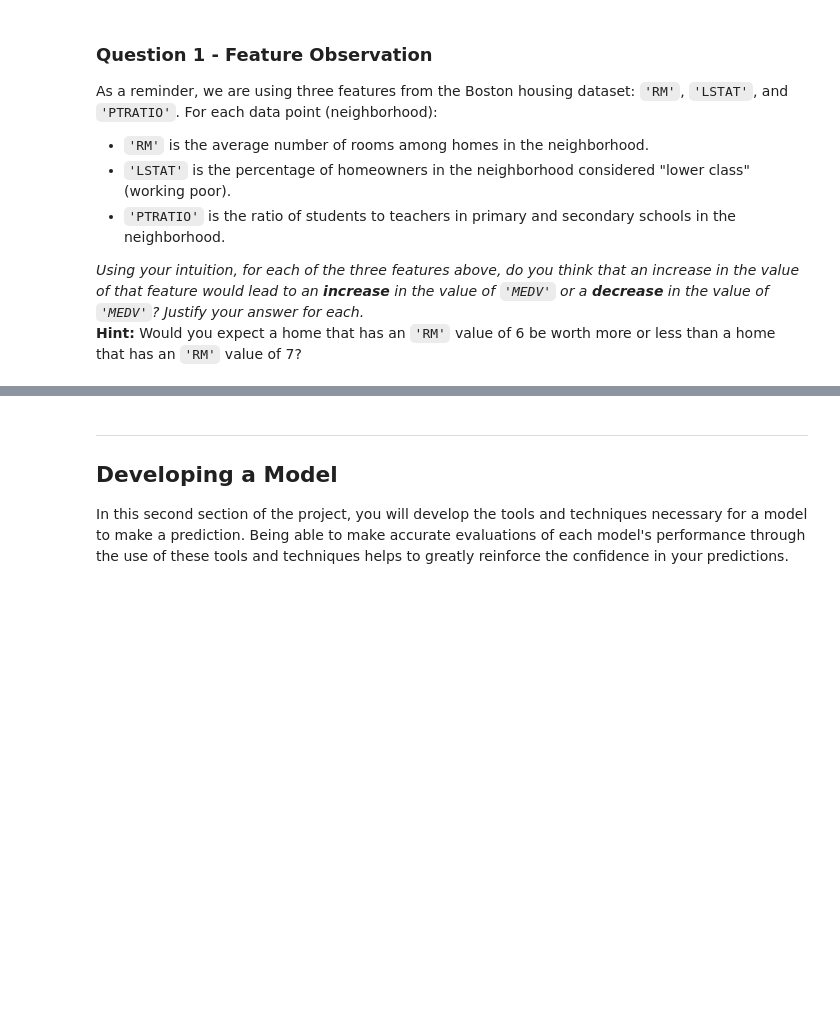
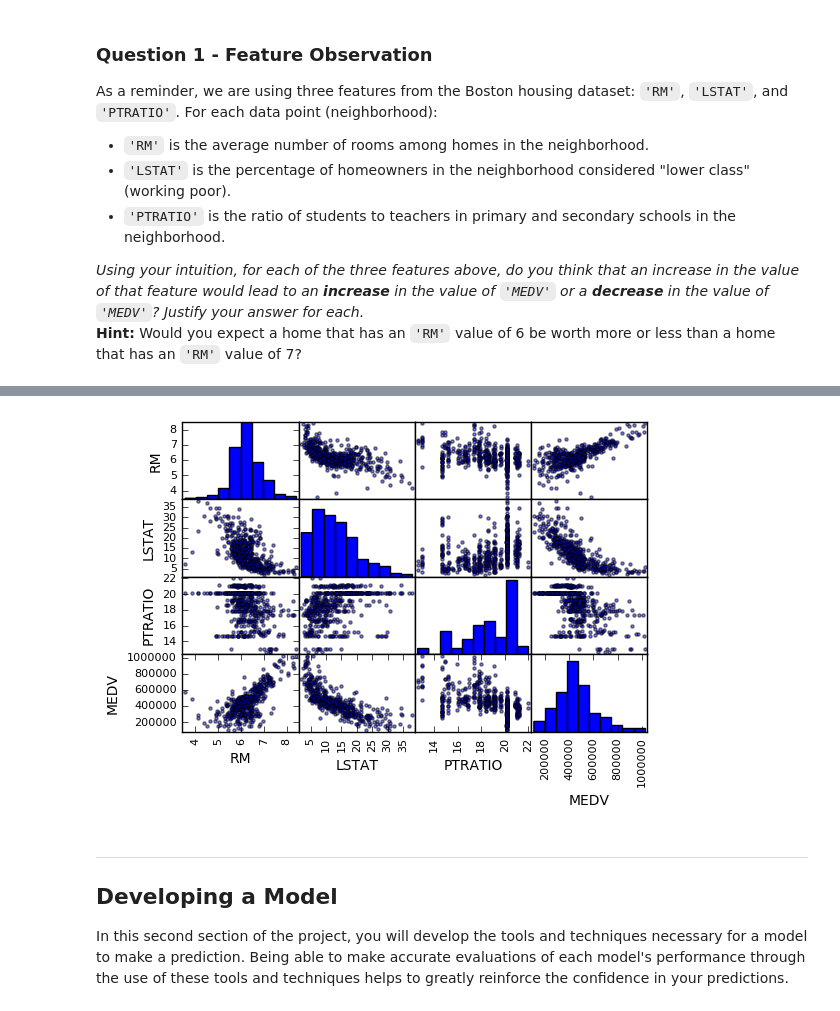
Before and after one commit to rgcottrell/machine-learning, a Jupyter notebook: boston_housing/boston_housing.ipynb, the cells around one changed output, grey strips where cells are left out. Cells and saved outputs as stored; diff of their text form; code cells hidden in the pictures; blank space fills up the shorter version.

```diff
--- a/boston_housing/boston_housing.ipynb
+++ b/boston_housing/boston_housing.ipynb
@@ -109,3 +113,8 @@ Local schools are typically funded by local property taxes. A neighborhood with
+# %%
+from pandas.tools.plotting import scatter_matrix
+plt = scatter_matrix(data)
+# %% [output]
+[figure, added]
 # %% [markdown]
 ----
 
```
Also changed, not shown: parts of 5 cells of this notebook, 1 other file.
